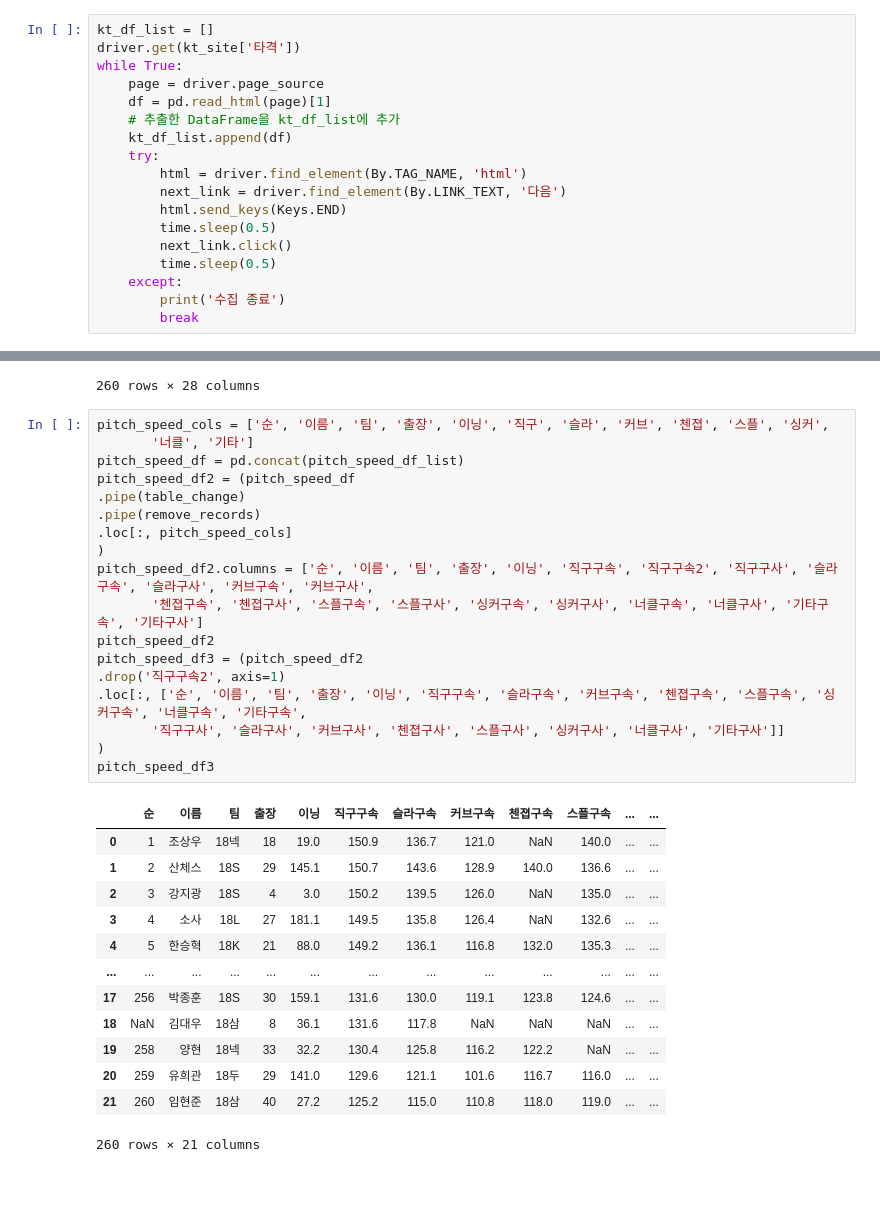
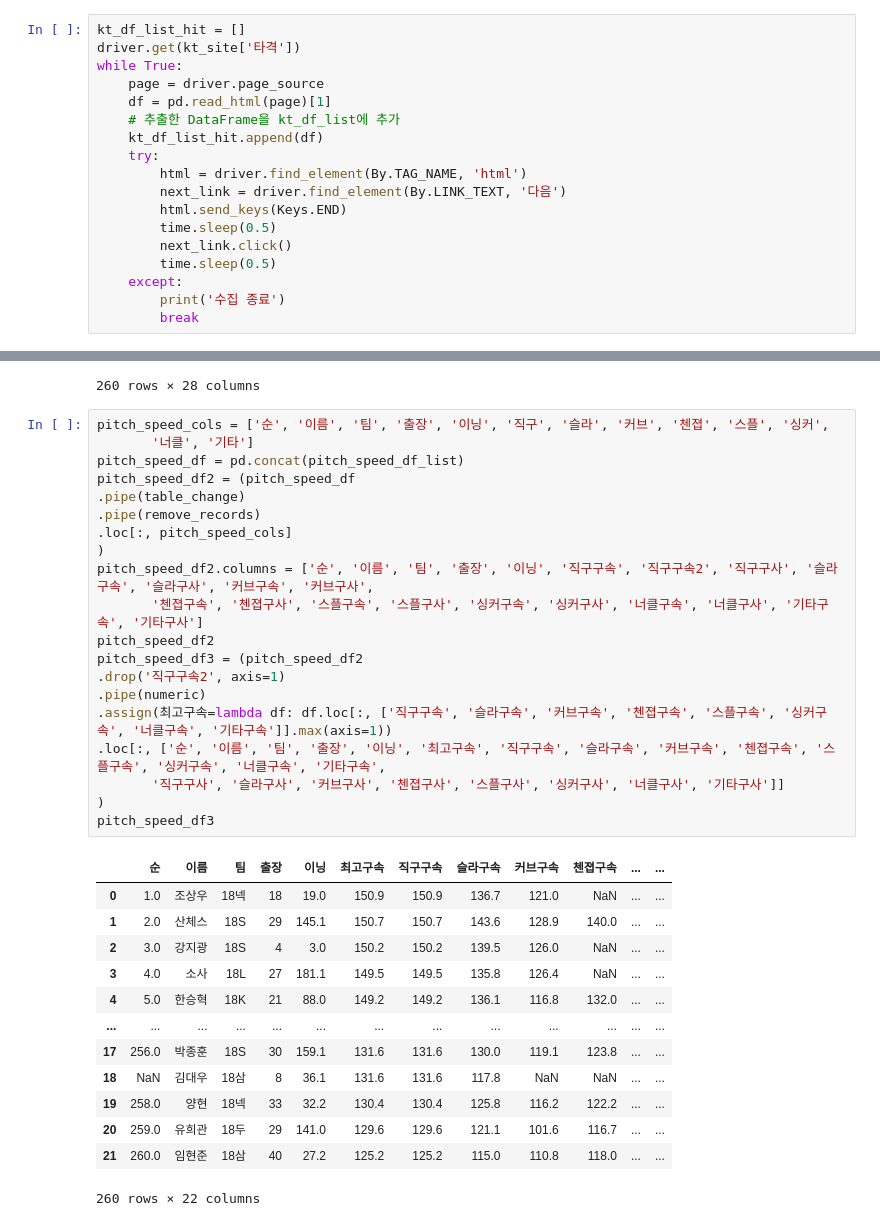
Before and after one commit to minstrel1149/Statiz_Project_3.1, a Jupyter notebook: statiz_3.1_practice.ipynb, the cells around one changed output, grey strips where cells are left out. Drawn from its saved outputs; the diff is of its cells as text; blank space fills up the shorter version.

```diff
--- a/statiz_3.1_practice.ipynb
+++ b/statiz_3.1_practice.ipynb
@@ -248,13 +248,13 @@ hit_columns = ['이름', '연도', '소속', '포지션', 'G', '타석', '타수
 kt_site = {'타격':f'http://www.statiz.co.kr/stat.php?mid=stat&re=0&ys={year}&ye={year}&se=0&te=kt&tm=&ty=0&qu=auto&po=0&as=&ae=&hi=&un=&pl=&da=1&o1=WAR_ALL_ADJ&o2=TPA&de=1&lr=0&tr=&cv=&ml=1&sn=30&pa=0&si=&cn=',
 '투수':f'http://www.statiz.co.kr/stat.php?opt=0&sopt=0&re=1&ys={year}&ye={year}&se=0&te=kt&tm=&ty=0&qu=auto&po=0&as=&ae=&hi=&un=&pl=&da=1&o1=WAR&o2=OutCount&de=1&lr=0&tr=&cv=&ml=1&sn=30&si=&cn='}
 # %%
-kt_df_list = []
+kt_df_list_hit = []
 driver.get(kt_site['타격'])
 while True:
     page = driver.page_source
     df = pd.read_html(page)[1]
     # 추출한 DataFrame을 kt_df_list에 추가
-    kt_df_list.append(df)
+    kt_df_list_hit.append(df)
     try:
         html = driver.find_element(By.TAG_NAME, 'html')
         next_link = driver.find_element(By.LINK_TEXT, '다음')
@@ -447,32 +448,34 @@ pitch_expand_df3
 # %%
 pitch_speed_cols = ['순', '이름', '팀', '출장', '이닝', '직구', '슬라', '커브', '첸졉', '스플', '싱커',
        '너클', '기타']
 pitch_speed_df = pd.concat(pitch_speed_df_list)
 pitch_speed_df2 = (pitch_speed_df
 .pipe(table_change)
 .pipe(remove_records)
 .loc[:, pitch_speed_cols]
 )
 pitch_speed_df2.columns = ['순', '이름', '팀', '출장', '이닝', '직구구속', '직구구속2', '직구구사', '슬라구속', '슬라구사', '커브구속', '커브구사',
        '첸졉구속', '첸졉구사', '스플구속', '스플구사', '싱커구속', '싱커구사', '너클구속', '너클구사', '기타구속', '기타구사']
 pitch_speed_df2
 pitch_speed_df3 = (pitch_speed_df2
 .drop('직구구속2', axis=1)
-.loc[:, ['순', '이름', '팀', '출장', '이닝', '직구구속', '슬라구속', '커브구속', '첸졉구속', '스플구속', '싱커구속', '너클구속', '기타구속',
+.pipe(numeric)
+.assign(최고구속=lambda df: df.loc[:, ['직구구속', '슬라구속', '커브구속', '첸졉구속', '스플구속', '싱커구속', '너클구속', '기타구속']].max(axis=1))
+.loc[:, ['순', '이름', '팀', '출장', '이닝', '최고구속', '직구구속', '슬라구속', '커브구속', '첸졉구속', '스플구속', '싱커구속', '너클구속', '기타구속',
        '직구구사', '슬라구사', '커브구사', '첸졉구사', '스플구사', '싱커구사', '너클구사', '기타구사']]
 )
 pitch_speed_df3
 # %% [output]
-|  | 순 | 이름 | 팀 | 출장 | 이닝 | 직구구속 | 슬라구속 | 커브구속 | 첸졉구속 | 스플구속 | ... | ... |
-| 0 | 1 | 조상우 | 18넥 | 18 | 19.0 | 150.9 | 136.7 | 121.0 | NaN | 140.0 | ... | ... |
-| 1 | 2 | 산체스 | 18S | 29 | 145.1 | 150.7 | 143.6 | 128.9 | 140.0 | 136.6 | ... | ... |
-| 2 | 3 | 강지광 | 18S | 4 | 3.0 | 150.2 | 139.5 | 126.0 | NaN | 135.0 | ... | ... |
-| 3 | 4 | 소사 | 18L | 27 | 181.1 | 149.5 | 135.8 | 126.4 | NaN | 132.6 | ... | ... |
-| 4 | 5 | 한승혁 | 18K | 21 | 88.0 | 149.2 | 136.1 | 116.8 | 132.0 | 135.3 | ... | ... |
+|  | 순 | 이름 | 팀 | 출장 | 이닝 | 최고구속 | 직구구속 | 슬라구속 | 커브구속 | 첸졉구속 | ... | ... |
+| 0 | 1.0 | 조상우 | 18넥 | 18 | 19.0 | 150.9 | 150.9 | 136.7 | 121.0 | NaN | ... | ... |
+| 1 | 2.0 | 산체스 | 18S | 29 | 145.1 | 150.7 | 150.7 | 143.6 | 128.9 | 140.0 | ... | ... |
+| 2 | 3.0 | 강지광 | 18S | 4 | 3.0 | 150.2 | 150.2 | 139.5 | 126.0 | NaN | ... | ... |
+| 3 | 4.0 | 소사 | 18L | 27 | 181.1 | 149.5 | 149.5 | 135.8 | 126.4 | NaN | ... | ... |
+| 4 | 5.0 | 한승혁 | 18K | 21 | 88.0 | 149.2 | 149.2 | 136.1 | 116.8 | 132.0 | ... | ... |
 | ... | ... | ... | ... | ... | ... | ... | ... | ... | ... | ... | ... | ... |
-| 17 | 256 | 박종훈 | 18S | 30 | 159.1 | 131.6 | 130.0 | 119.1 | 123.8 | 124.6 | ... | ... |
-| 18 | NaN | 김대우 | 18삼 | 8 | 36.1 | 131.6 | 117.8 | NaN | NaN | NaN | ... | ... |
-| 19 | 258 | 양현 | 18넥 | 33 | 32.2 | 130.4 | 125.8 | 116.2 | 122.2 | NaN | ... | ... |
-| 20 | 259 | 유희관 | 18두 | 29 | 141.0 | 129.6 | 121.1 | 101.6 | 116.7 | 116.0 | ... | ... |
-| 21 | 260 | 임현준 | 18삼 | 40 | 27.2 | 125.2 | 115.0 | 110.8 | 118.0 | 119.0 | ... | ... |
+| 17 | 256.0 | 박종훈 | 18S | 30 | 159.1 | 131.6 | 131.6 | 130.0 | 119.1 | 123.8 | ... | ... |
+| 18 | NaN | 김대우 | 18삼 | 8 | 36.1 | 131.6 | 131.6 | 117.8 | NaN | NaN | ... | ... |
+| 19 | 258.0 | 양현 | 18넥 | 33 | 32.2 | 130.4 | 130.4 | 125.8 | 116.2 | 122.2 | ... | ... |
+| 20 | 259.0 | 유희관 | 18두 | 29 | 141.0 | 129.6 | 129.6 | 121.1 | 101.6 | 116.7 | ... | ... |
+| 21 | 260.0 | 임현준 | 18삼 | 40 | 27.2 | 125.2 | 125.2 | 115.0 | 110.8 | 118.0 | ... | ... |
-260 rows × 21 columns
+260 rows × 22 columns
```
Also changed, not shown: parts of 8 cells of this notebook.
